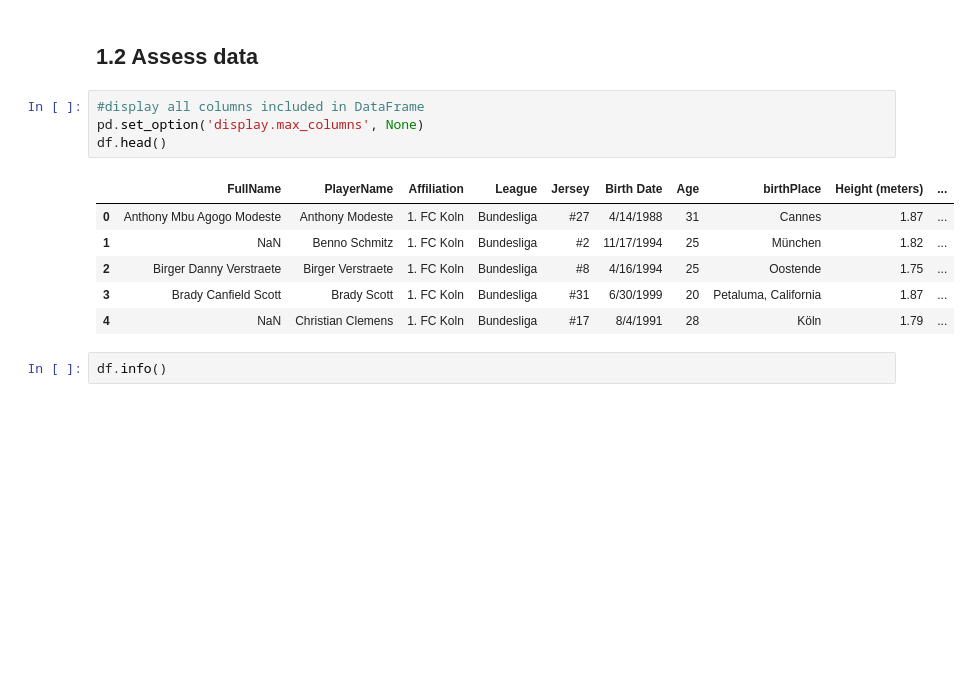
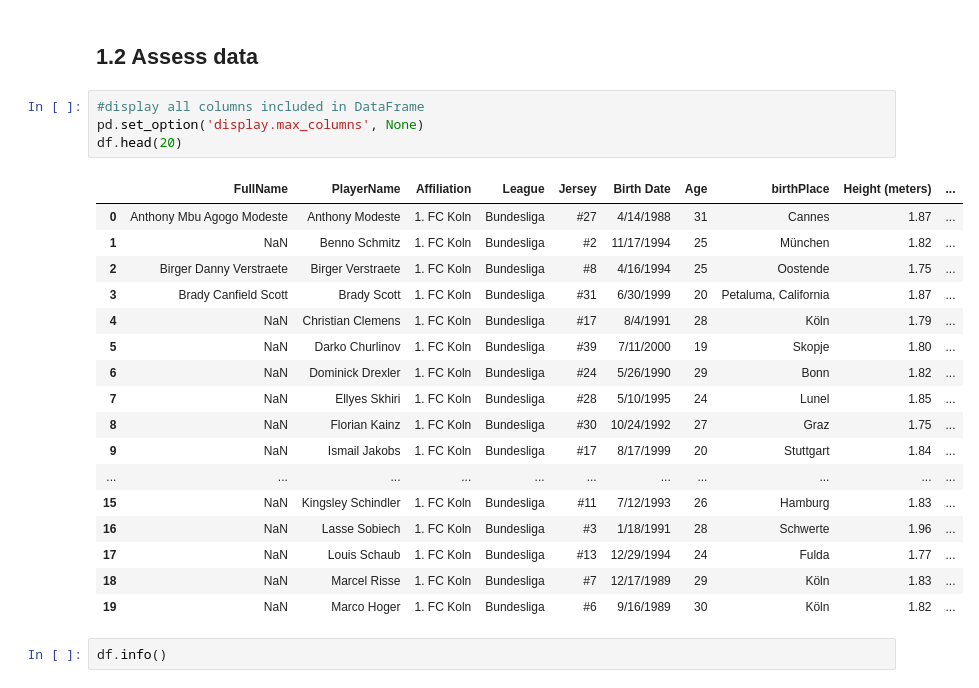
Before and after one commit to AntonioBauer/SoccerLeagues_MarketValues, a Jupyter notebook: SoccerMarketValue_Analysis.ipynb, the cells around one changed output. Cells and saved outputs as stored; diff of their text form; blank space fills up the shorter version.

```diff
--- a/SoccerMarketValue_Analysis.ipynb
+++ b/SoccerMarketValue_Analysis.ipynb
@@ -27,14 +27,25 @@ df = pd.read_csv('European_Rosters.csv')
 # %%
 #display all columns included in DataFrame
 pd.set_option('display.max_columns', None)
-df.head()
+df.head(20)
 # %% [output]
 |  | FullName | PlayerName | Affiliation | League | Jersey | Birth Date | Age | birthPlace | Height (meters) | ... |
 | 0 | Anthony Mbu Agogo Modeste | Anthony Modeste | 1. FC Koln | Bundesliga | #27 | 4/14/1988 | 31 | Cannes | 1.87 | ... |
 | 1 | NaN | Benno Schmitz | 1. FC Koln | Bundesliga | #2 | 11/17/1994 | 25 | München | 1.82 | ... |
 | 2 | Birger Danny Verstraete | Birger Verstraete | 1. FC Koln | Bundesliga | #8 | 4/16/1994 | 25 | Oostende | 1.75 | ... |
 | 3 | Brady Canfield Scott | Brady Scott | 1. FC Koln | Bundesliga | #31 | 6/30/1999 | 20 | Petaluma, California | 1.87 | ... |
 | 4 | NaN | Christian Clemens | 1. FC Koln | Bundesliga | #17 | 8/4/1991 | 28 | Köln | 1.79 | ... |
+| 5 | NaN | Darko Churlinov | 1. FC Koln | Bundesliga | #39 | 7/11/2000 | 19 | Skopje | 1.80 | ... |
+| 6 | NaN | Dominick Drexler | 1. FC Koln | Bundesliga | #24 | 5/26/1990 | 29 | Bonn | 1.82 | ... |
+| 7 | NaN | Ellyes Skhiri | 1. FC Koln | Bundesliga | #28 | 5/10/1995 | 24 | Lunel | 1.85 | ... |
+| 8 | NaN | Florian Kainz | 1. FC Koln | Bundesliga | #30 | 10/24/1992 | 27 | Graz | 1.75 | ... |
+| 9 | NaN | Ismail Jakobs | 1. FC Koln | Bundesliga | #17 | 8/17/1999 | 20 | Stuttgart | 1.84 | ... |
+| ... | ... | ... | ... | ... | ... | ... | ... | ... | ... | ... |
+| 15 | NaN | Kingsley Schindler | 1. FC Koln | Bundesliga | #11 | 7/12/1993 | 26 | Hamburg | 1.83 | ... |
+| 16 | NaN | Lasse Sobiech | 1. FC Koln | Bundesliga | #3 | 1/18/1991 | 28 | Schwerte | 1.96 | ... |
+| 17 | NaN | Louis Schaub | 1. FC Koln | Bundesliga | #13 | 12/29/1994 | 24 | Fulda | 1.77 | ... |
+| 18 | NaN | Marcel Risse | 1. FC Koln | Bundesliga | #7 | 12/17/1989 | 29 | Köln | 1.83 | ... |
+| 19 | NaN | Marco Hoger | 1. FC Koln | Bundesliga | #6 | 9/16/1989 | 30 | Köln | 1.82 | ... |
 # %%
 df.info()
 # %% [output]
```
Also changed, not shown: parts of 27 cells of this notebook, 1 other file.
